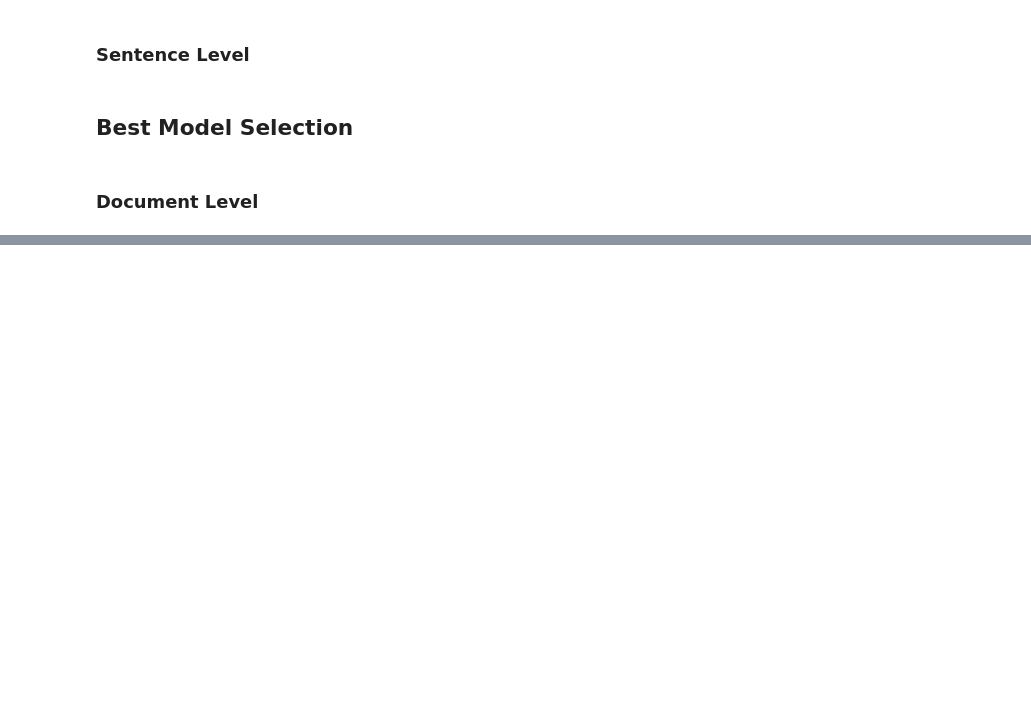
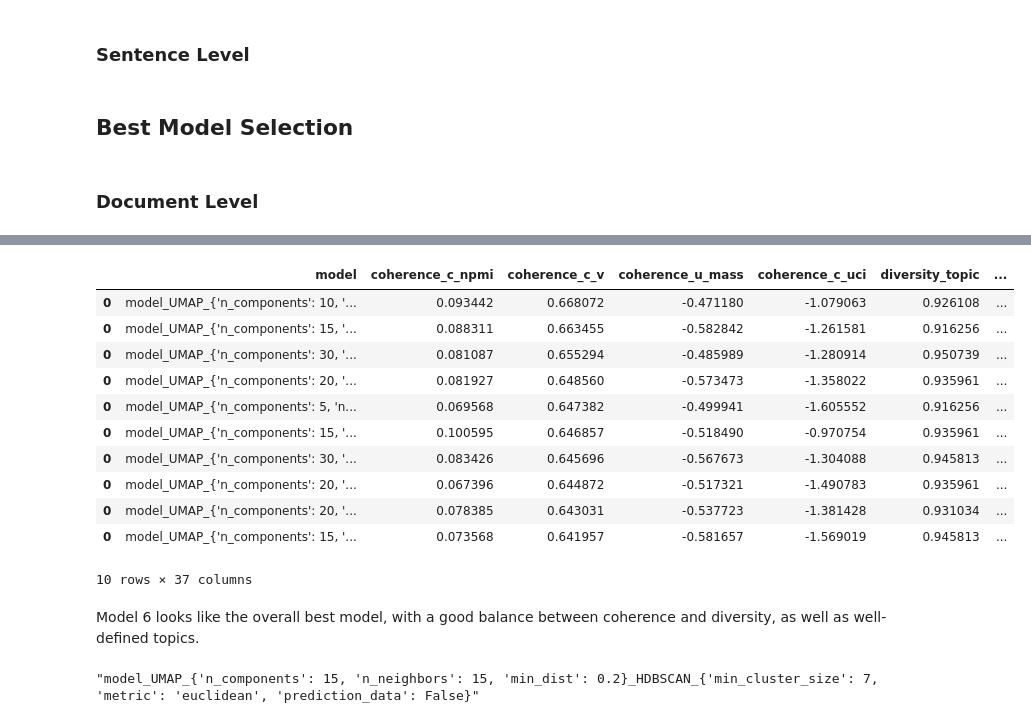
Before and after one commit to DionGR/greek-pm-topic-modeling, a Jupyter notebook: src/models/bertopic/bertopic_optimization.ipynb, the cells around one changed output, grey strips where cells are left out. Drawn from its saved outputs; the diff is of its cells as text; code cells hidden in the pictures; blank space fills up the shorter version.

```diff
--- a/src/models/bertopic/bertopic_optimization.ipynb
+++ b/src/models/bertopic/bertopic_optimization.ipynb
@@ -145,10 +145,15 @@ evaluator.evaluate()
 # open all csvs and merge them into one
 doc_res_df = pd.DataFrame()
 
-doc_res_path = "data/optimization/docs_gran/*.csv"
+doc_res_path = "data/optimization/docs_gran/individual/*.csv"
 
 for csv in glob.glob(doc_res_path):
     df = pd.read_csv(csv)
     doc_res_df = pd.concat([doc_res_df, df])
 
-doc_res_df.to_csv("data/optimization/doc_results.csv", index=False)
+doc_res_df = doc_res_df.drop("Unnamed: 0", axis=1).drop("model.1", axis=1)
+doc_res_df.dropna(inplace=True)
+doc_res_df = doc_res_df.sort_values(by=['coherence_c_v', "diversity_topic"], ascending=False)
+doc_res_df.to_csv("data/optimization/docs_gran/doc_results.csv", index=False)
+
+doc_res_df.info()
@@ -154,0 +178,16 @@ doc_res_df.to_csv("data/optimization/doc_results.csv", index=False)
+# %%
+doc_top10_df = doc_res_df.head(10).copy()
+doc_top10_df
+# %% [output]
+|  | model | coherence_c_npmi | coherence_c_v | coherence_u_mass | coherence_c_uci | diversity_topic | ... |
+| 0 | model_UMAP_{'n_components': 10, '... | 0.093442 | 0.668072 | -0.471180 | -1.079063 | 0.926108 | ... |
+| 0 | model_UMAP_{'n_components': 15, '... | 0.088311 | 0.663455 | -0.582842 | -1.261581 | 0.916256 | ... |
+| 0 | model_UMAP_{'n_components': 30, '... | 0.081087 | 0.655294 | -0.485989 | -1.280914 | 0.950739 | ... |
+| 0 | model_UMAP_{'n_components': 20, '... | 0.081927 | 0.648560 | -0.573473 | -1.358022 | 0.935961 | ... |
+| 0 | model_UMAP_{'n_components': 5, 'n... | 0.069568 | 0.647382 | -0.499941 | -1.605552 | 0.916256 | ... |
+| 0 | model_UMAP_{'n_components': 15, '... | 0.100595 | 0.646857 | -0.518490 | -0.970754 | 0.935961 | ... |
+| 0 | model_UMAP_{'n_components': 30, '... | 0.083426 | 0.645696 | -0.567673 | -1.304088 | 0.945813 | ... |
+| 0 | model_UMAP_{'n_components': 20, '... | 0.067396 | 0.644872 | -0.517321 | -1.490783 | 0.935961 | ... |
+| 0 | model_UMAP_{'n_components': 20, '... | 0.078385 | 0.643031 | -0.537723 | -1.381428 | 0.931034 | ... |
+| 0 | model_UMAP_{'n_components': 15, '... | 0.073568 | 0.641957 | -0.581657 | -1.569019 | 0.945813 | ... |
+10 rows × 37 columns
@@ -154,0 +196,7 @@ doc_res_df.to_csv("data/optimization/doc_results.csv", index=False)
+# %% [markdown]
+Model 6 looks like the overall best model, with a good balance between coherence and diversity, as well as well-defined topics.
+# %%
+doc_best_model = doc_top10_df.iloc[5]["model"]
+doc_best_model
+# %% [output]
+"model_UMAP_{'n_components': 15, 'n_neighbors': 15, 'min_dist': 0.2}_HDBSCAN_{'min_cluster_size': 7, 'metric': 'euclidean', 'prediction_data': False}"
```
Also changed, not shown: parts of 2 cells of this notebook, 5 other files.
